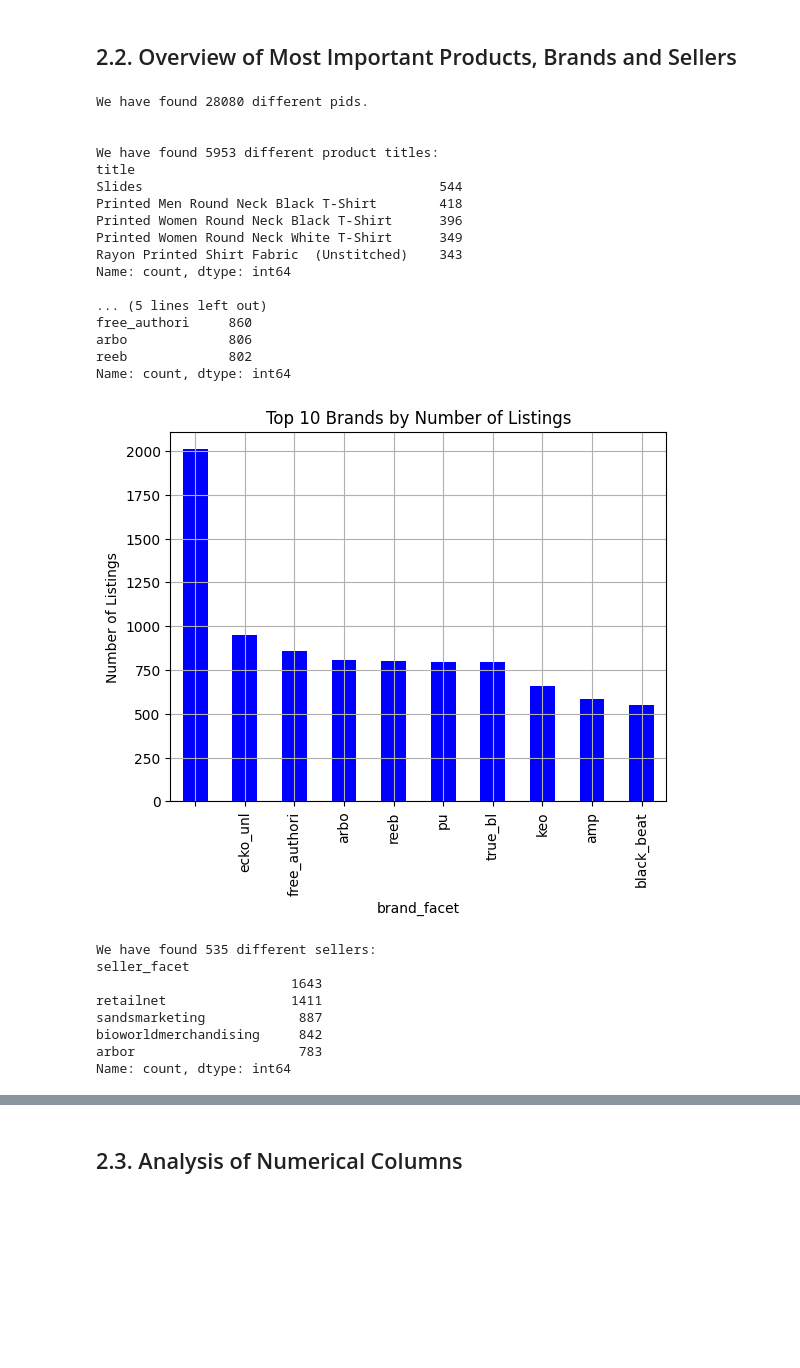
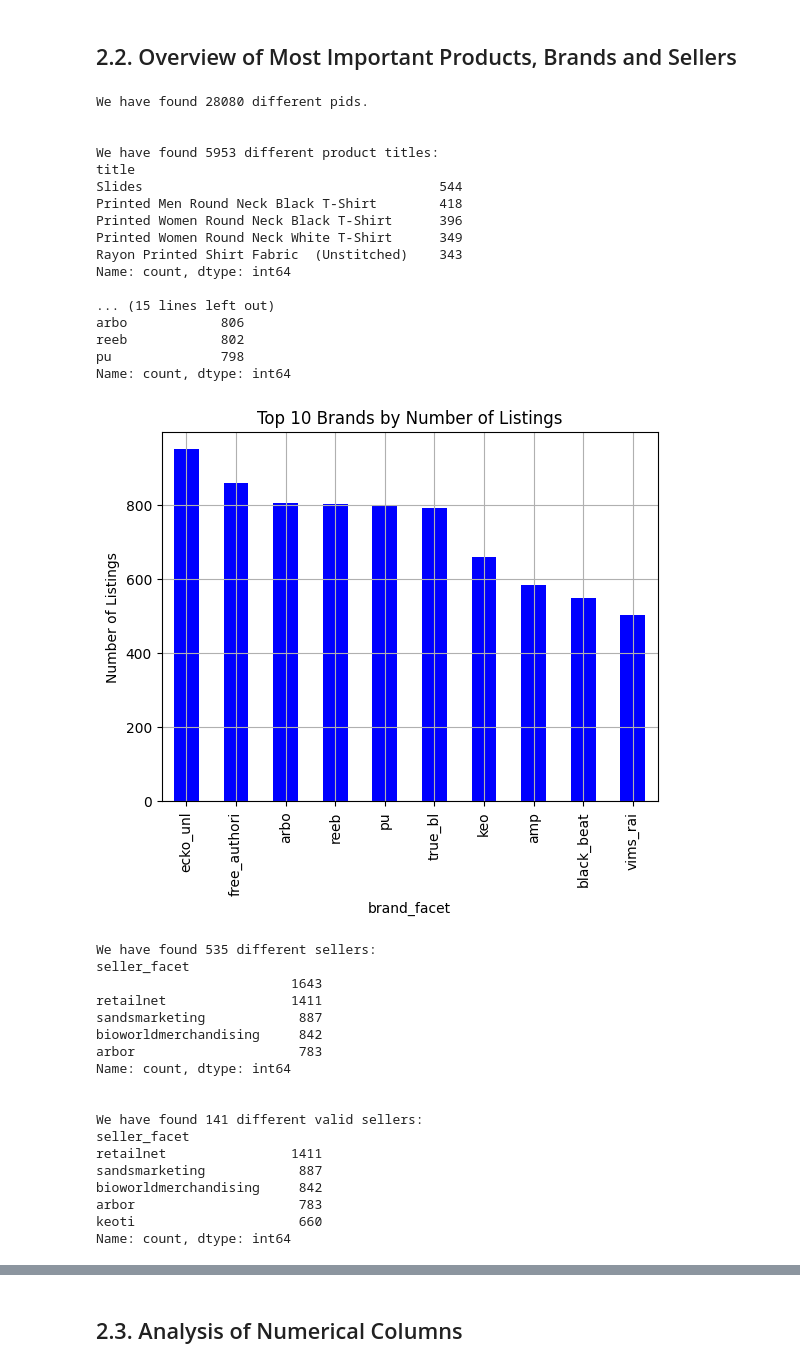
Before and after one commit to juliaaaloopez/irwa_search_engine_G_011, a Jupyter notebook: project_progress/part_1/Part_1.ipynb, the cells around one changed output, grey strips where cells are left out. Drawn from its saved outputs; the diff is of its cells as text; code cells hidden in the pictures; blank space fills up the shorter version.

```diff
--- a/project_progress/part_1/Part_1.ipynb
+++ b/project_progress/part_1/Part_1.ipynb
@@ -377,43 +387,51 @@ print('\nWe have found', df['brand_facet'].nunique(), 'different brands:')
 brand_counts = df['brand_facet'].value_counts()
 print(brand_counts.head(), '\n')
 
+# Clean brand counts (remove empty strings)
+brand_counts = df['brand_facet'].replace('', np.nan).dropna().value_counts()
+print('\nWe have found', brand_counts.nunique(), 'different valid brands:')
+print(brand_counts.head(), '\n')
+
 brand_counts.head(10).plot(kind='bar', color='blue')
 plt.title("Top 10 Brands by Number of Listings")
 plt.ylabel("Number of Listings")
 plt.grid()
 plt.show()
 
-
 # Look for seller repetitions
 print('We have found', df['seller_facet'].nunique(), 'different sellers:')
-brand_counts = df['seller_facet'].value_counts()
-print(brand_counts.head(), '\n')
+seller_counts = df['seller_facet'].value_counts()
+print(seller_counts.head(), '\n')
 
-seller_counts = df['seller_facet'].value_counts()
+# Clean seller counts (remove empty strings)
+seller_counts = df['seller_facet'].replace('', np.nan).dropna().value_counts()
+print('\nWe have found', seller_counts.nunique(), 'different valid sellers:')
+print(seller_counts.head(), '\n')
+
 seller_counts.head(10).plot(kind='bar', color='red')
 plt.title("Top 10 Sellers by Number of Listings")
 plt.ylabel("Number of Listings")
 plt.grid()
 plt.show()
 # %% [output]
 We have found 28080 different pids.
 
 
 We have found 5953 different product titles:
 title
 Slides                                      544
 Printed Men Round Neck Black T-Shirt        418
 Printed Women Round Neck Black T-Shirt      396
 Printed Women Round Neck White T-Shirt      349
 Rayon Printed Shirt Fabric  (Unstitched)    343
 Name: count, dtype: int64
 
-... (5 lines left out)
-free_authori     860
-arbo             806
-reeb             802
+... (15 lines left out)
+arbo            806
+reeb            802
+pu              798
 Name: count, dtype: int64
-[figure, old version]
+[figure, new version]
 We have found 535 different sellers:
 seller_facet
                          1643
@@ -422,3 +440,13 @@ sandsmarketing            887
 bioworldmerchandising     842
 arbor                     783
 Name: count, dtype: int64
+
+
+We have found 141 different valid sellers:
+seller_facet
+retailnet                1411
+sandsmarketing            887
+bioworldmerchandising     842
+arbor                     783
+keoti                     660
+Name: count, dtype: int64
```
Also changed, not shown: parts of 5 cells of this notebook, 38 other files.
